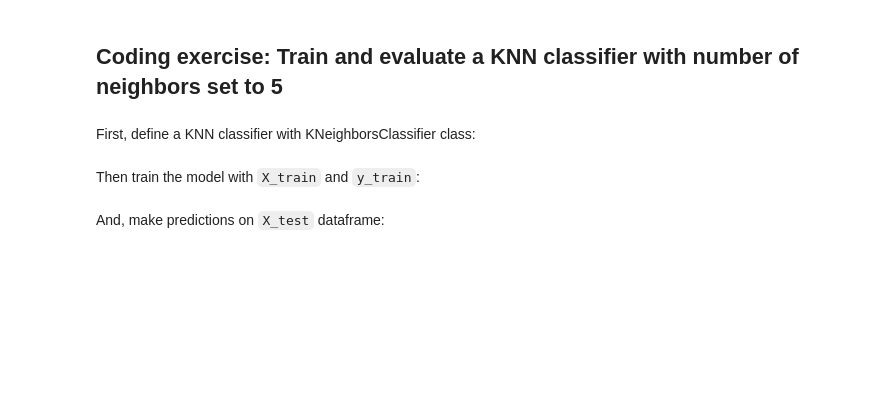
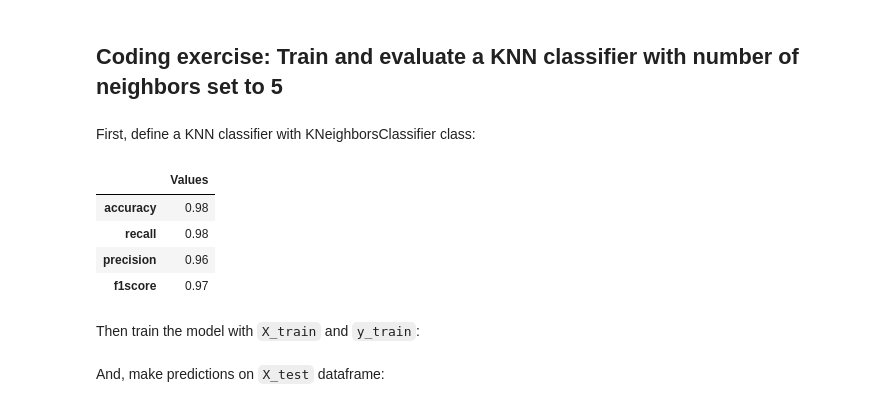
Before and after one commit to MassGH2023/Supervised-Machine-Learning-Classification, a Jupyter notebook: lab_jupyter_knn_v2.ipynb, the cells around one changed output. Cells and saved outputs as stored; diff of their text form; code cells hidden in the pictures; blank space fills up the shorter version.

```diff
--- a/lab_jupyter_knn_v2.ipynb
+++ b/lab_jupyter_knn_v2.ipynb
@@ -137,3 +211,15 @@ First, define a KNN classifier with KNeighborsClassifier class:
+# %%
+# Type your code here
+knn = KNeighborsClassifier(n_neighbors= 5)
+knn.fit(X_train, y_train)
+y_pred = knn.predict(X_test)
+pd.DataFrame([{k:round(v,2) for k,v in evaluate_metrics(y_test, y_pred).items()}]).T.rename(columns = {0: 'Values'})
+# %% [output]
+|  | Values |
+| accuracy | 0.98 |
+| recall | 0.98 |
+| precision | 0.96 |
+| f1score | 0.97 |
 # %% [markdown]
 Then train the model with `X_train` and `y_train`:
 # %%
```
Also changed, not shown: parts of 14 cells of this notebook.
